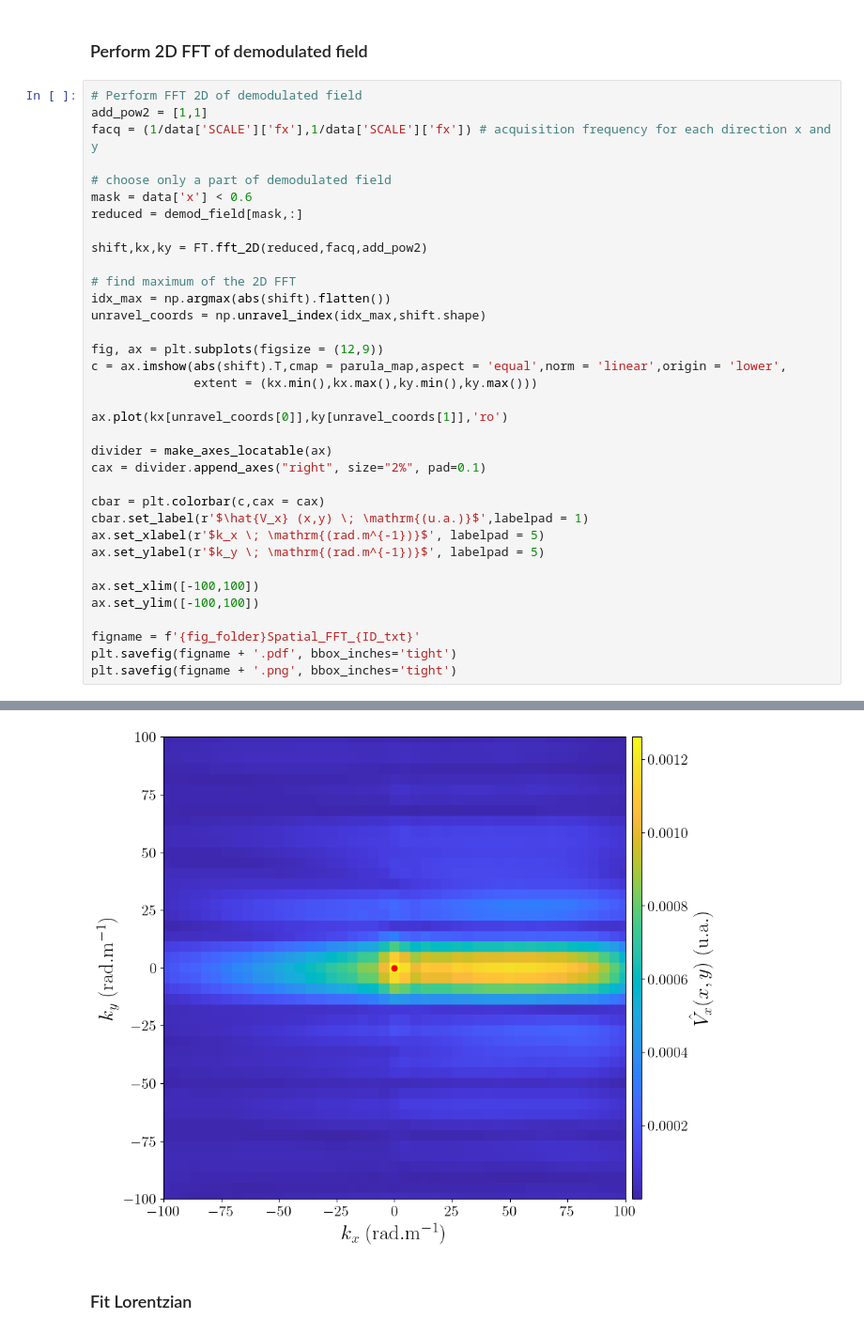
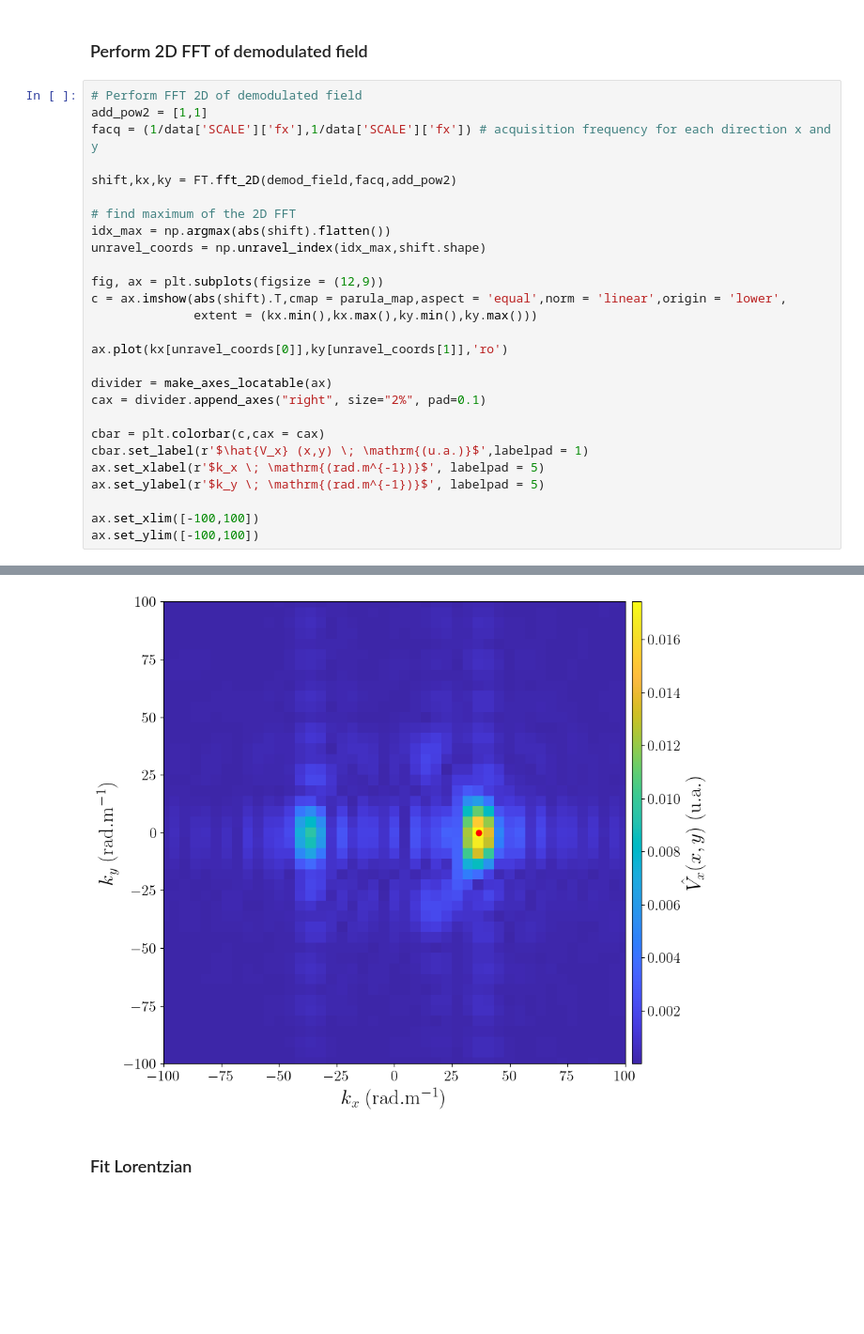
Before and after one commit to Turbotice/icewave, a Jupyter notebook: icewave/sebastien/lab_frasil/notebook_PIV_attenuation.ipynb, the cells around one changed output, grey strips where cells are left out. Shown at 94% size. Cells and saved outputs as stored; diff of their text form; blank space fills up the shorter version.

```diff
--- a/icewave/sebastien/lab_frasil/notebook_PIV_attenuation.ipynb
+++ b/icewave/sebastien/lab_frasil/notebook_PIV_attenuation.ipynb
@@ -325,11 +330,7 @@ Detected f_ex = 4.49
 add_pow2 = [1,1]
 facq = (1/data['SCALE']['fx'],1/data['SCALE']['fx']) # acquisition frequency for each direction x and y
 
-# choose only a part of demodulated field
-mask = data['x'] < 0.6
-reduced = demod_field[mask,:]
-
-shift,kx,ky = FT.fft_2D(reduced,facq,add_pow2)
+shift,kx,ky = FT.fft_2D(demod_field,facq,add_pow2)
 
 # find maximum of the 2D FFT
 idx_max = np.argmax(abs(shift).flatten())
@@ -351,9 +352,5 @@ ax.set_ylabel(r'$k_y \; \mathrm{(rad.m^{-1})}$', labelpad = 5)
 
 ax.set_xlim([-100,100])
 ax.set_ylim([-100,100])
-
-figname = f'{fig_folder}Spatial_FFT_{ID_txt}'
-plt.savefig(figname + '.pdf', bbox_inches='tight')
-plt.savefig(figname + '.png', bbox_inches='tight')
 # %% [output]
 [256, 256]
@@ -360,4 +358,4 @@ plt.savefig(figname + '.png', bbox_inches='tight')
-[figure, old version]
+[figure, new version]
 # %% [markdown]
 ### Fit Lorentzian
 # %%
```
Also changed, not shown: parts of 11 cells of this notebook, 8 other files.
